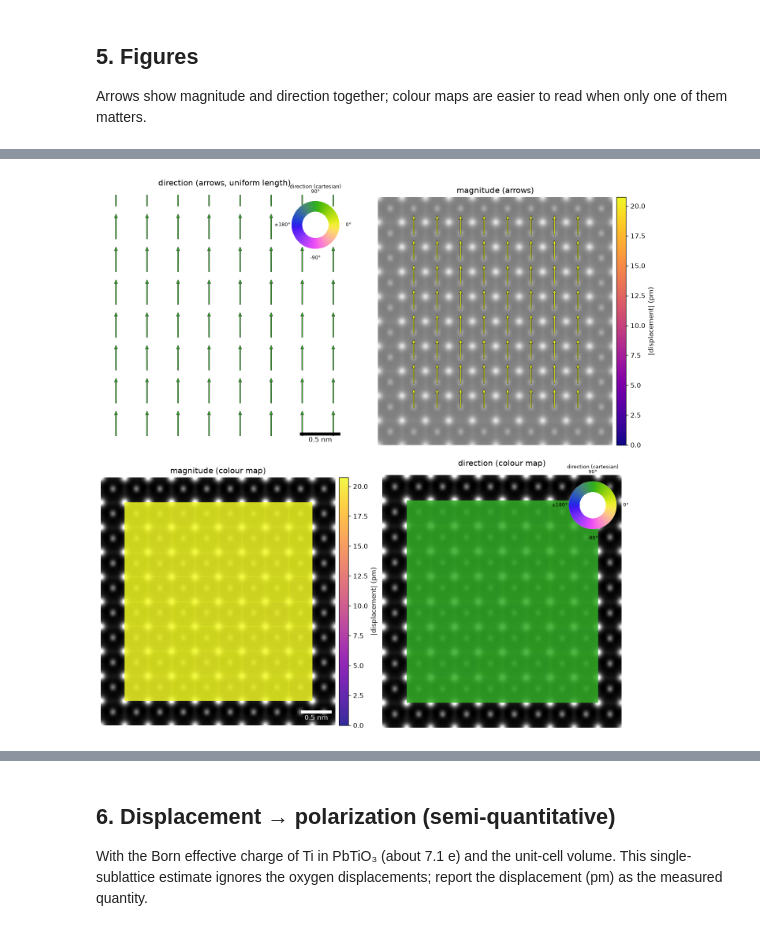
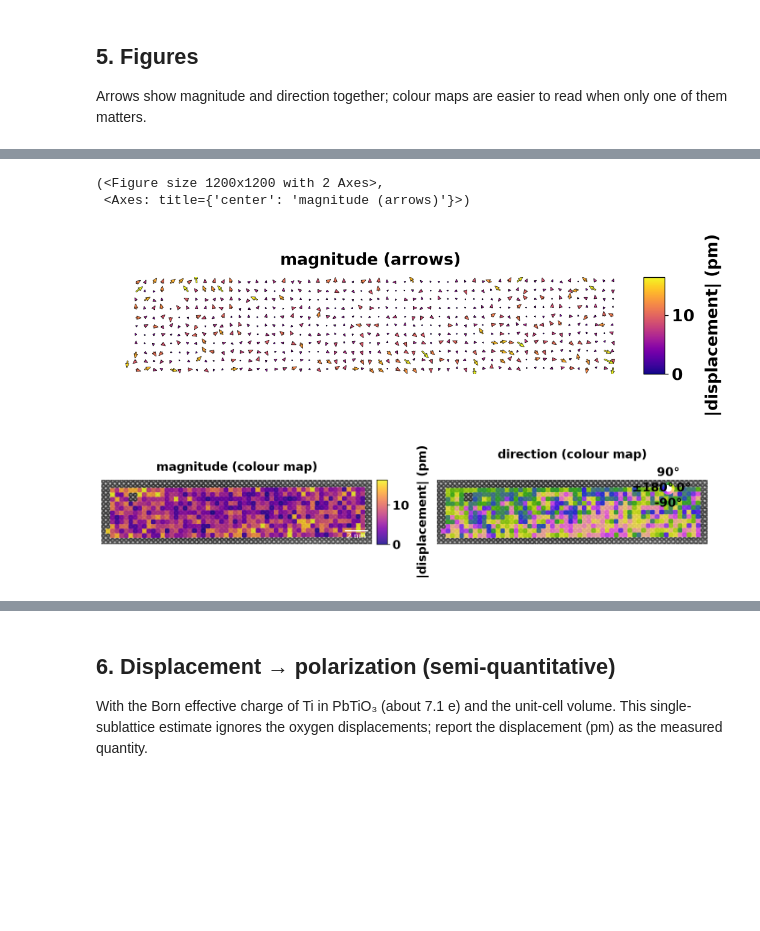
Before and after one commit to Cosmin7225/python-workflow-for-polarization-and-strain-mapping, a Jupyter notebook: examples/02_displacement_perovskite_100.ipynb, the cells around one changed output, grey strips where cells are left out. Cells and saved outputs as stored; diff of their text form; code cells hidden in the pictures; blank space fills up the shorter version.

```diff
--- a/examples/02_displacement_perovskite_100.ipynb
+++ b/examples/02_displacement_perovskite_100.ipynb
@@ -38,9 +38,10 @@ NumPy: 2.5.3 c:\Users\Cosmin\.conda\envs\polarmap\Lib\site-packages\numpy\__init
 HyperSpy: 2.5.0 c:\Users\Cosmin\.conda\envs\polarmap\Lib\site-packages\hyperspy\__init__.py
 Loader: <hyperspy.io._LazyDocstring object at 0x...>
 # %%
-image, sampling = pm.load_image(r'D:\python-workflow-for-polarization-and-strain-mapping\example images\PTO10040nmHAADF.dm4')
+
+image, sampling = pm.load_image(r'D:\Istrate\BCZT-STO\2026-09-02 7-7-L1 on A\1143_STEM_2.55_Mx_HAADF.emd', )
 print(f"image {image.shape}, sampling {sampling:.5g} nm/px")
-
+image = image[900:1200,750:2000]
 fig, ax = plt.subplots(figsize=(8, 8), dpi=120)
 plotting.show_image(ax, image)
 # %% [output]
@@ -117,3 +149,36 @@ when only one of them matters.
+# %%
+# the magnitude visualization settings
+VIS = 20              # anplification of arrow length
+ARROW_WIDTH = 0.0015     # the width of the arrow body
+OUTLINE = 0.8           # the width of the black outline
+MAP_ALPHA = 0.85        # the opacity of the maps
+
+# The same limits and the same colormap for both magnitude panels.
+magnitude_pm = field.magnitude * sampling * 1000
+MAG_CLIM = (0.0, float(np.nanpercentile(magnitude_pm, 99)))
+# Alternatively, fixed limits for comparisons between images:
+# MAG_CLIM = (0.0, 30.0)  # pm
+fig, axes = plt.subplots(figsize=(10, 10), dpi=120)
+
+plotting.plot_displacement_vectors(
+    field,
+
+    ax=axes,
+    color_by="magnitude",
+    scale=VIS,
+    width=ARROW_WIDTH,
+    stroke=OUTLINE,
+    uniform_length=False,
+    sampling=sampling,
+    unit="pm",
+    cmap="plasma",
+    clim=MAG_CLIM,
+    title="magnitude (arrows)",
+)
+# %% [output]
+(<Figure size 1200x1200 with 2 Axes>,
+ <Axes: title={'center': 'magnitude (arrows)'}>)
+[figure, added]
 # %%
 # the magnitude visualization settings
 VIS = 15.0              # anplification of arrow length
@@ -124,62 +189,34 @@ MAP_ALPHA = 0.85        # the opacity of the maps
 # The same limits and the same colormap for both magnitude panels.
 magnitude_pm = field.magnitude * sampling * 1000
 MAG_CLIM = (0.0, float(np.nanpercentile(magnitude_pm, 99)))
 # Alternatively, fixed limits for comparisons between images:
 # MAG_CLIM = (0.0, 30.0)  # pm
 
-fig, axes = plt.subplots(2, 2, figsize=(12, 12), dpi=120)
+fig, axes = plt.subplots(1, 2, figsize=(12, 12), dpi=120)
 
-plotting.plot_displacement_vectors(
-    field,
-    ax=axes[0, 0],
-    color_by="angle",
-    scale=VIS,
-    width=ARROW_WIDTH,
-    stroke=OUTLINE,
-    uniform_length=True,
-    sampling=sampling,
-    scalebar_nm="auto",
-    title="direction (arrows, uniform length)",
-)
-
-plotting.plot_displacement_vectors(
-    field,
-    image=image,
-    ax=axes[0, 1],
-    color_by="magnitude",
-    scale=VIS,
-    width=ARROW_WIDTH,
-    stroke=OUTLINE,
-    uniform_length=False,
-    sampling=sampling,
-    unit="pm",
-    cmap="plasma",
-    clim=MAG_CLIM,
-    title="magnitude (arrows)",
-)
 
 plotting.plot_displacement_map(
     field, "magnitude",
-    ax=axes[1, 0],
+    ax=axes[0],
     image=image,
     sampling=sampling,
     unit="pm",
     cmap="plasma",
     clim=MAG_CLIM,
     alpha=MAP_ALPHA,
     scalebar_nm="auto",
     title="magnitude (colour map)",
 )
 
 plotting.plot_displacement_map(
     field, "angle",
-    ax=axes[1, 1],
+    ax=axes[1],
     image=image,
     alpha=MAP_ALPHA,
     title="direction (colour map)",
 )
 
 fig.tight_layout()
 plt.show()
 # %% [output]
-[figure, old version]
+[figure, new version]
```
Also changed, not shown: parts of 8 cells of this notebook.
